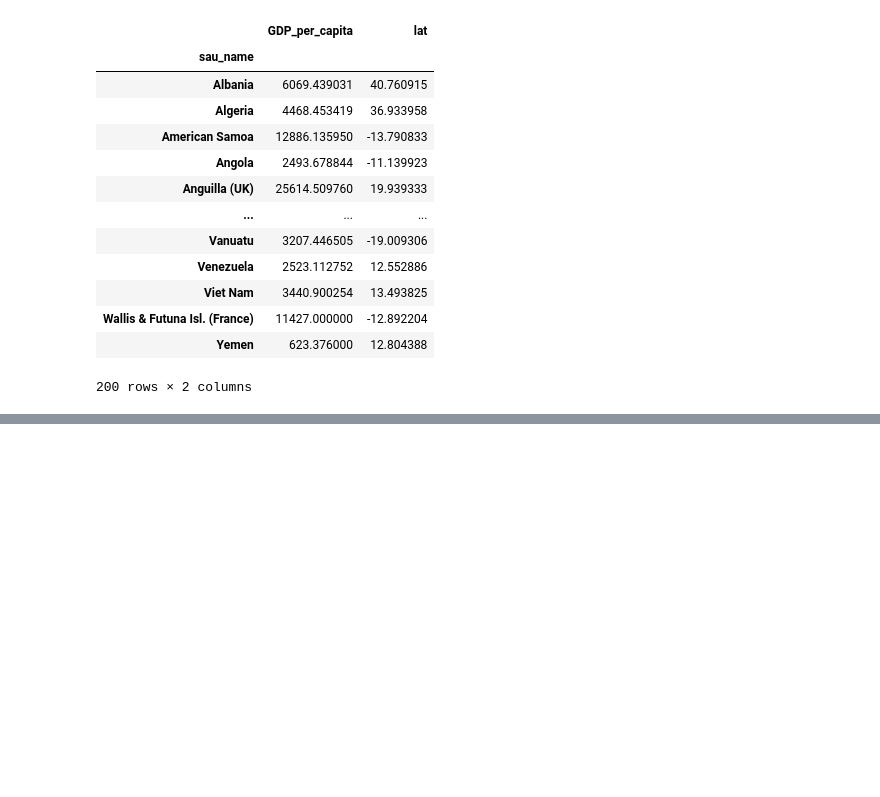
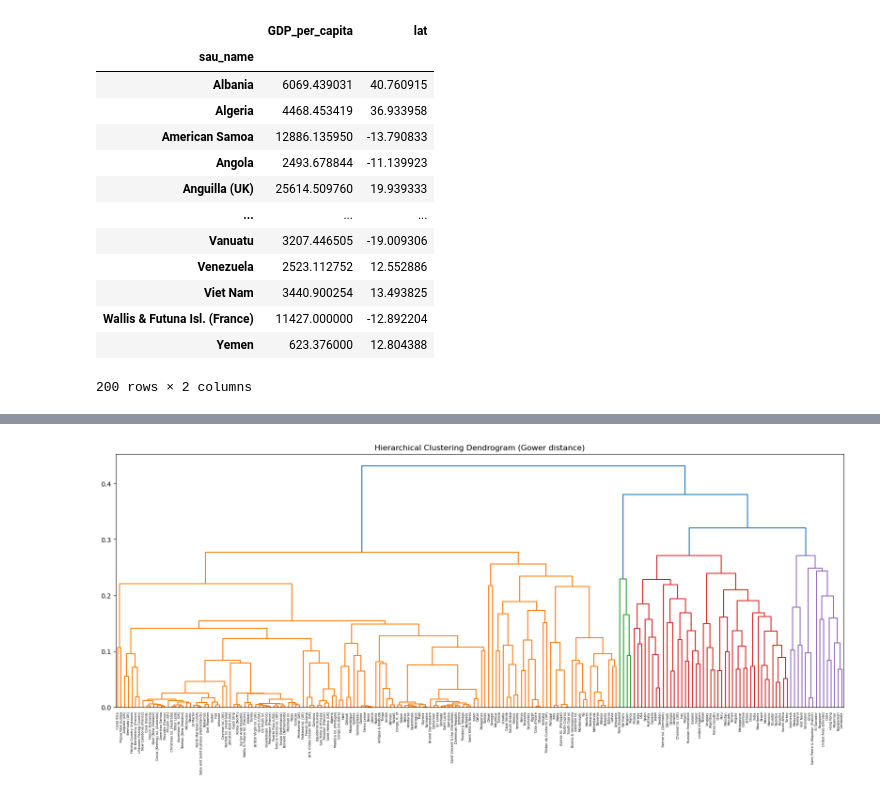
Before and after one commit to SeaAroundUs/end-use-clustering, a Jupyter notebook: src/all_countries.ipynb, the cells around one changed output, grey strips where cells are left out. Saved outputs shown, nothing was run; the diff lists cells and outputs as text; code cells hidden in the pictures; blank space fills up the shorter version.

```diff
--- a/src/all_countries.ipynb
+++ b/src/all_countries.ipynb
@@ -226,0 +274,2 @@ final[final['dedicated_fleet?']=="n"]
+# %%
+my_cat_features = [not pd.api.types.is_numeric_dtype(dtype) for dtype in final.dtypes]
@@ -226,0 +317,2 @@ final[final['dedicated_fleet?']=="n"]
+# %%
+distance_matrix = gower.gower_matrix(final, cat_features=my_cat_features)
@@ -226,0 +337,21 @@ final[final['dedicated_fleet?']=="n"]
+# %%
+from scipy.spatial.distance import squareform
+from scipy.cluster.hierarchy import linkage, dendrogram, fcluster
+import matplotlib.pyplot as plt
+# 2. Convert the square 2D matrix into a 1D condensed distance matrix
+condensed_matrix = squareform(distance_matrix)
+
+# 3. Perform the hierarchical clustering
+Z = linkage(condensed_matrix, method='average')
+
+# 4. Plot the Dendrogram to visualize the splits
+plt.figure(figsize=(20, 7))
+plt.title("Hierarchical Clustering Dendrogram (Gower distance)")
+dendrogram(Z, labels= final.index.tolist())
+plt.show()
+
+# 5. Extract the labels based on a distance threshold or a max number of clusters
+# Here we cut the tree to get exactly 4 clusters
+# scipy_labels = fcluster(Z, t=4, criterion='maxclust')
+# %% [output]
+[figure, added]
```
Also changed, not shown: parts of 73 cells of this notebook, 5 other files.
